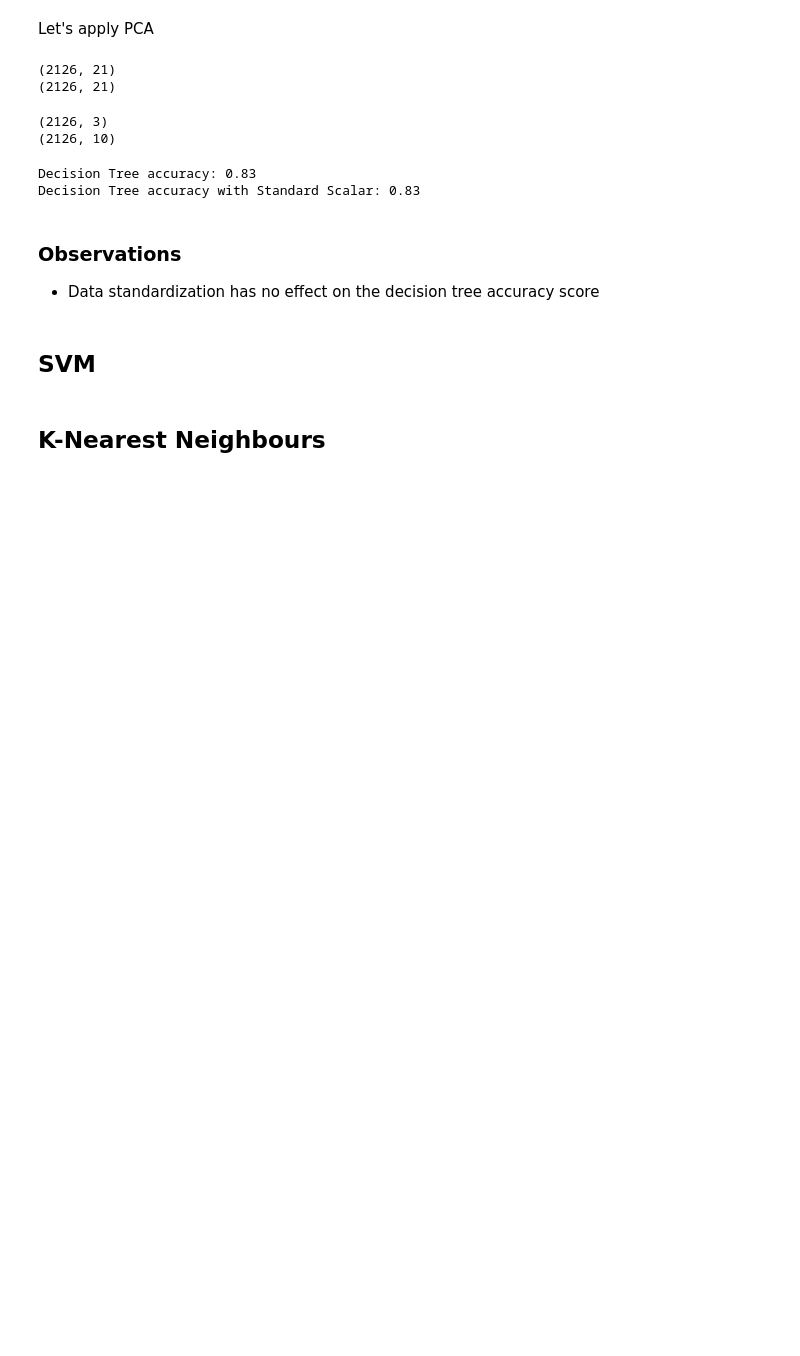
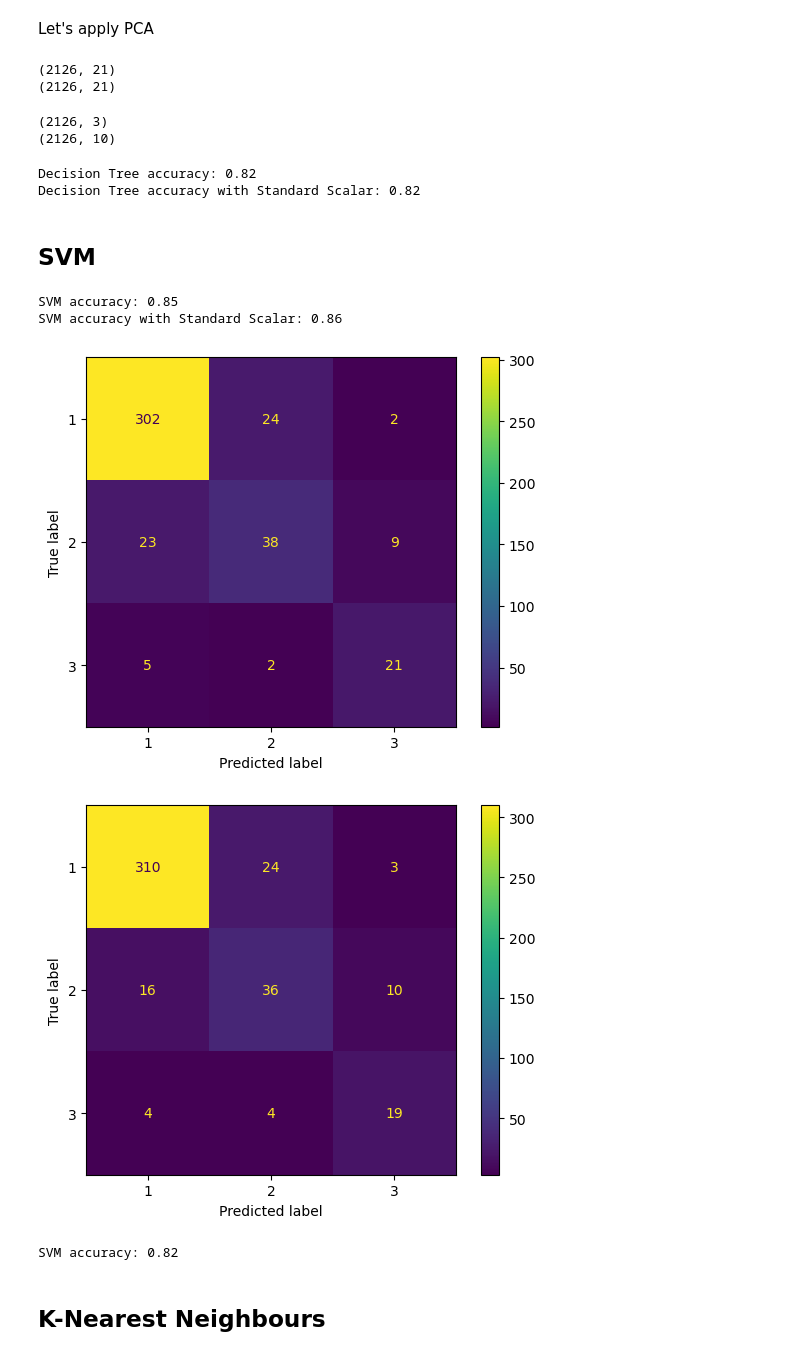
Before and after one commit to LaerteAdami/CW_Intro_AI, a Jupyter notebook: notebooks/notebook_erik.ipynb, the cells around one changed output. Drawn from its saved outputs; the diff is of its cells as text; code cells hidden in the pictures; blank space fills up the shorter version.

```diff
--- a/notebooks/notebook_erik.ipynb
+++ b/notebooks/notebook_erik.ipynb
@@ -251,24 +275,74 @@ print(X_pca_std.shape)
 # Raw data
 X_train, X_test, y_train, y_test = train_test_split(X_pca, y1, train_size=0.8,random_state=35)
 dt.fit(X_train,y_train)
-y_pred_std = dt.predict(X_test)
+y_pred = dt.predict(X_test)
 
 print("Decision Tree accuracy: %.2f" % accuracy_score(y_pred,y_test) )
 
 # Scaled data:
 X_train_std, X_test_std, y_train_std, y_test_std = train_test_split(X_pca_std, y1, train_size=0.8,random_state=35)
 dt.fit(X_train,y_train)
-y_pred = dt.predict(X_test)
+y_pred_std = dt.predict(X_test)
 
 print("Decision Tree accuracy with Standard Scalar: %.2f" % accuracy_score(y_pred_std,y_test_std) )
 # %% [output]
-Decision Tree accuracy: 0.83
-Decision Tree accuracy with Standard Scalar: 0.83
+Decision Tree accuracy: 0.82
+Decision Tree accuracy with Standard Scalar: 0.82
-# %% [markdown]
-### Observations
-
-- Data standardization has no effect on the decision tree accuracy score
 # %% [markdown]
 ## SVM
+# %%
+# Split in train and test dataset (with and without Standard Scaler application)
+
+# Raw data
+X_train, X_test, y_train, y_test = train_test_split(X, y1, train_size=0.8,random_state=35)
+
+# Scaled data
+X_train_std, X_test_std, y_train_std, y_test_std = train_test_split(X_std, y1, train_size=0.8,random_state=35)
+# %%
+# create model
+svm = SVC(kernel="linear", C=10000)
+
+#raw data
+svm.fit(X_train, y_train)
+y_pred = svm.predict(X_test)
+print("SVM accuracy: %.2f" % accuracy_score(y_test, y_pred))
+
+cm = confusion_matrix(y_pred,y_test)
+disp = ConfusionMatrixDisplay(confusion_matrix=cm, display_labels=dt.classes_);
+disp.plot();
+
+#scaled data
+svm.fit(X_train_std, y_train_std)
+y_pred = svm.predict(X_test_std)
+print("SVM accuracy with Standard Scalar: %.2f" % accuracy_score(y_test_std, y_pred))
+
+cm = confusion_matrix(y_pred,y_test_std)
+disp = ConfusionMatrixDisplay(confusion_matrix=cm, display_labels=dt.classes_);
+disp.plot();
+# %% [output]
+SVM accuracy: 0.85
+SVM accuracy with Standard Scalar: 0.86
+[figure, added]
+[figure, added]
+# %%
+# Apply PCA
+
+# Raw data
+pca = PCA(n_components=3)
+pca.fit(X)
+X_pca = pca.transform(X)
+
+X_train, X_test, y_train, y_test = train_test_split(X_pca, y1, train_size=0.8,random_state=35)
+dt.fit(X_train,y_train)
+y_pred = dt.predict(X_test)
+
+print("SVM accuracy: %.2f" % accuracy_score(y_pred,y_test) )
+
+# Scaled data
+pca_std = PCA(n_components=10)
+pca_std.fit(X_std)
+X_pca_std = pca_std.transform(X_std)
+# %% [output]
+SVM accuracy: 0.82
 # %% [markdown]
 ## K-Nearest Neighbours
```
Also changed, not shown: parts of 16 cells of this notebook, 1 other file.
